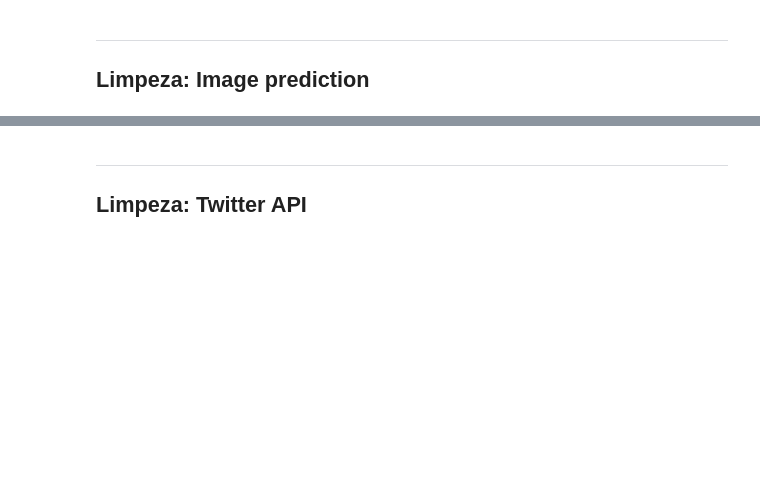
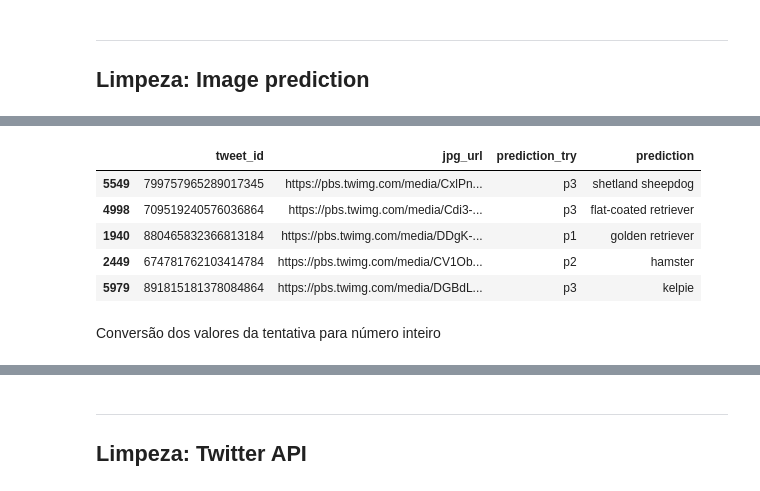
Before and after one commit to vitoralbano/ds-ii-weratedogs, a Jupyter notebook: wrangle_act.ipynb, the cells around one changed output, grey strips where cells are left out. Drawn from its saved outputs; the diff is of its cells as text; code cells hidden in the pictures; blank space fills up the shorter version.

```diff
--- a/wrangle_act.ipynb
+++ b/wrangle_act.ipynb
@@ -857,0 +991,19 @@ memory usage: 169.9+ KB
+# %%
+# Organizando as variáveis de tentativa de predição para uma coluna apenas
+df_predic_try = pd.melt(df_predict_clean,
+        id_vars=['tweet_id', 'jpg_url'],
+        value_vars=['p1', 'p2', 'p3'],
+        var_name=['prediction_try'],
+        value_name='prediction'
+       )
+# %%
+df_predic_try.sample(5)
+# %% [output]
+|  | tweet_id | jpg_url | prediction_try | prediction |
+| 5549 | 799757965289017345 | https://pbs.twimg.com/media/CxlPn... | p3 | shetland sheepdog |
+| 4998 | 709519240576036864 | https://pbs.twimg.com/media/Cdi3-... | p3 | flat-coated retriever |
+| 1940 | 880465832366813184 | https://pbs.twimg.com/media/DDgK-... | p1 | golden retriever |
+| 2449 | 674781762103414784 | https://pbs.twimg.com/media/CV1Ob... | p2 | hamster |
+| 5979 | 891815181378084864 | https://pbs.twimg.com/media/DGBdL... | p3 | kelpie |
+# %% [markdown]
+Conversão dos valores da tentativa para número inteiro
```
Also changed, not shown: parts of 49 cells of this notebook.
